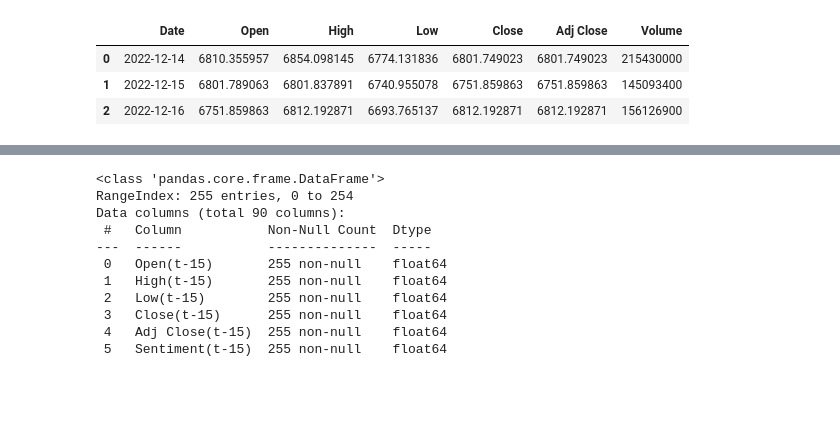
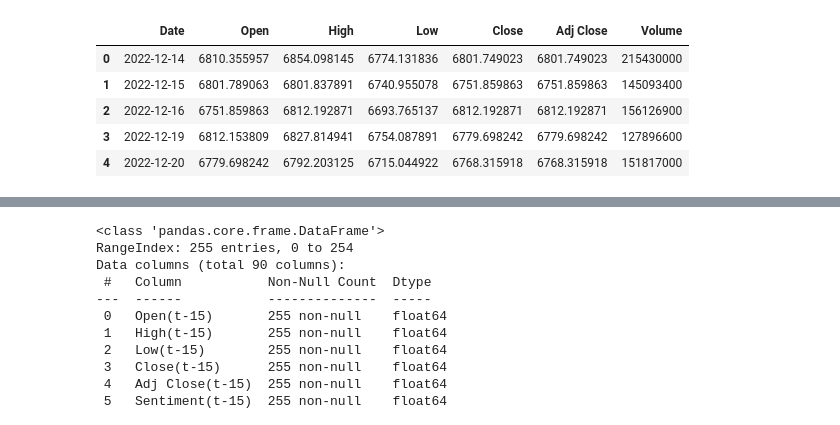
Before and after one commit to zyxn/stock_forecast_sentiment, a Jupyter notebook: notebooks/v1-wdy-svm-sentiment.ipynb, the cells around one changed output, grey strips where cells are left out. Drawn from its saved outputs; the diff is of its cells as text; code cells hidden in the pictures; blank space fills up the shorter version.

```diff
--- a/notebooks/v1-wdy-svm-sentiment.ipynb
+++ b/notebooks/v1-wdy-svm-sentiment.ipynb
@@ -8,11 +8,13 @@ import matplotlib.pyplot as plt
 # %%
 data = pd.read_csv("../data/external/ihsg 14-12-22 till 22-04-24.csv")
 # data = pd.read_csv("../data/external/5 tahun.csv")
 sentiment = pd.read_csv("../data/processed/preprocces-data.csv")
 
-data.head(3)
+data.head(5)
 # %% [output]
 |  | Date | Open | High | Low | Close | Adj Close | Volume |
 | 0 | 2022-12-14 | 6810.355957 | 6854.098145 | 6774.131836 | 6801.749023 | 6801.749023 | 215430000 |
 | 1 | 2022-12-15 | 6801.789063 | 6801.837891 | 6740.955078 | 6751.859863 | 6751.859863 | 145093400 |
 | 2 | 2022-12-16 | 6751.859863 | 6812.192871 | 6693.765137 | 6812.192871 | 6812.192871 | 156126900 |
+| 3 | 2022-12-19 | 6812.153809 | 6827.814941 | 6754.087891 | 6779.698242 | 6779.698242 | 127896600 |
+| 4 | 2022-12-20 | 6779.698242 | 6792.203125 | 6715.044922 | 6768.315918 | 6768.315918 | 151817000 |
```
Also changed, not shown: parts of 7 cells of this notebook, 2 other files.
